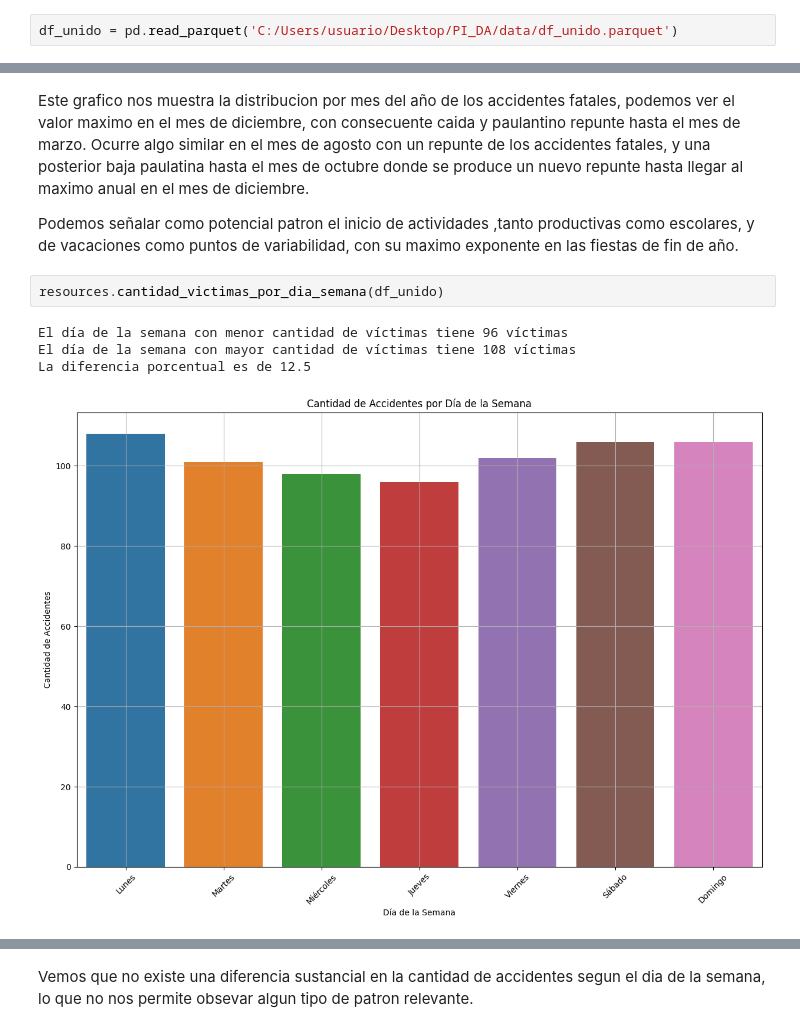
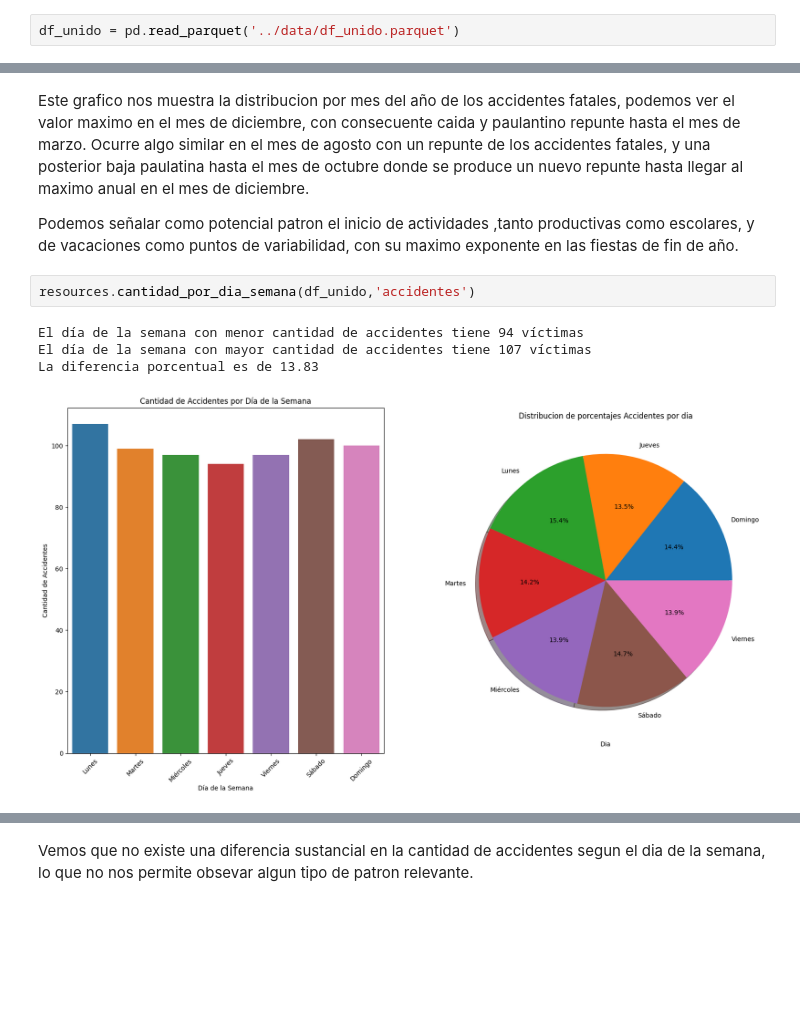
Before and after one commit to marco11235813/PI_DataAnalytics, a Jupyter notebook: Jupiter_Notebooks/EDA.ipynb, the cells around one changed output, grey strips where cells are left out. Drawn from its saved outputs; the diff is of its cells as text; blank space fills up the shorter version.

```diff
--- a/Jupiter_Notebooks/EDA.ipynb
+++ b/Jupiter_Notebooks/EDA.ipynb
@@ -12,7 +12,7 @@ import resources
 import warnings
 warnings.filterwarnings(action= 'ignore')
 # %%
-df_unido = pd.read_parquet('C:/Users/usuario/Desktop/PI_DA/data/df_unido.parquet')
+df_unido = pd.read_parquet('../data/df_unido.parquet')
 # %% [markdown]
 # ANALISIS PRELIMINAR DE CARACTERISTICAS GENERALES
 # %% [markdown]
@@ -422,9 +431,9 @@ Este grafico nos muestra la distribucion por mes del año de los accidentes fata
 
 Podemos señalar como potencial patron el inicio de actividades ,tanto productivas como escolares, y de vacaciones como puntos de variabilidad, con su maximo exponente en las fiestas de fin de año.
 # %%
-resources.cantidad_victimas_por_dia_semana(df_unido)
+resources.cantidad_por_dia_semana(df_unido,'accidentes')
 # %% [output]
-El día de la semana con menor cantidad de víctimas tiene 96 víctimas
-El día de la semana con mayor cantidad de víctimas tiene 108 víctimas
-La diferencia porcentual es de 12.5
+El día de la semana con menor cantidad de accidentes tiene 94 víctimas
+El día de la semana con mayor cantidad de accidentes tiene 107 víctimas
+La diferencia porcentual es de 13.83
-[figure, old version]
+[figure, new version]
```
Also changed, not shown: parts of 21 cells of this notebook, 4 other files.
